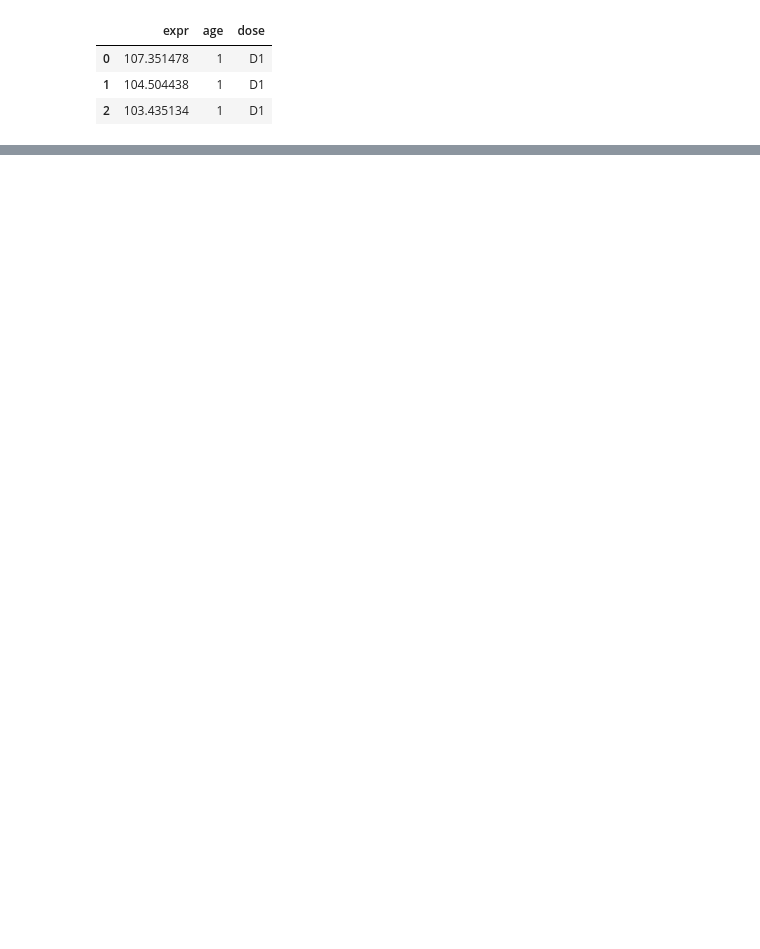
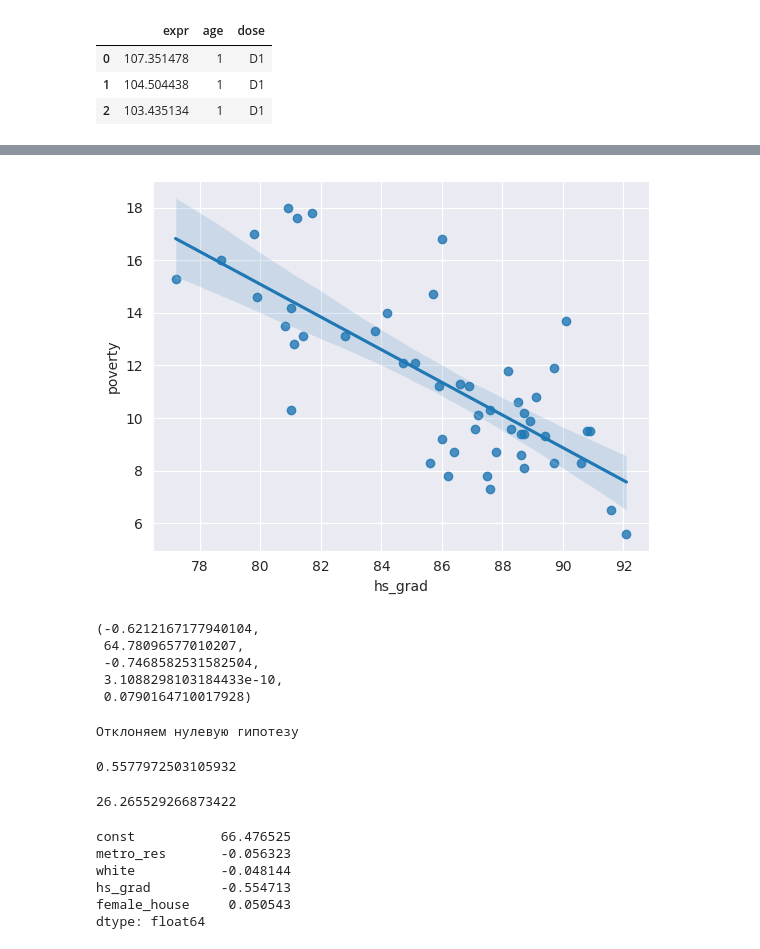
Before and after one commit to ThrallPraudmur/SF-Arsenal, a Jupyter notebook: Статистические тесты/Доверительный интервал и сравнение средних.ipynb, the cells around one changed output, grey strips where cells are left out. Cells and saved outputs as stored; diff of their text form; code cells hidden in the pictures; blank space fills up the shorter version.

```diff
--- a/Статистические тесты/Доверительный интервал и сравнение средних.ipynb
+++ b/Статистические тесты/Доверительный интервал и сравнение средних.ipynb
@@ -235,0 +299,58 @@ plt.show()
+# %%
+# hs_grad: mean = 86.011765, std = 3.725998
+# poverty: mean = 11.349020, std = 3.099185
+
+sns.regplot(data = states_df, x = 'hs_grad', y = 'poverty') #ci = None - откл. довер. интервал
+plt.show()
+# %% [output]
+[figure, added]
+# %%
+from scipy.stats import linregress
+
+slope, intercept, r_value, p_value, se = linregress(x = states_df['hs_grad'], y = states_df['poverty'])
+slope, intercept, r_value, p_value, se #slope =  w1
+# %% [output]
+(-0.6212167177940104,
+ 64.78096577010207,
+ -0.7468582531582504,
+ 3.1088298103184433e-10,
+ 0.0790164710017928)
+# %%
+H0 = 'w1 = 0'
+if p_value < 0.05:
+    print('Отклоняем нулевую гипотезу')
+# %% [output]
+Отклоняем нулевую гипотезу
+# %%
+R_squared = r_value**2
+R_squared
+# %% [output]
+0.5577972503105932
+# %%
+#ПРЕДСКАЗАНИЕ
+w1 = slope
+w0 = intercept
+#x = states_df['hs_grad']
+x = 62
+
+y_pred = w0 + w1*x
+y_pred
+# %% [output]
+26.265529266873422
+# %%
+import statsmodels.api as sm
+
+Y = states_df['poverty']
+X = states_df[['metro_res', 'white', 'hs_grad', 'female_house']]
+X = sm.add_constant(X)
+
+model = sm.OLS(Y, X)
+results = model.fit()
+results.params
+# %% [output]
+const           66.476525
+metro_res       -0.056323
+white           -0.048144
+hs_grad         -0.554713
+female_house     0.050543
+dtype: float64
```
Also changed, not shown: parts of 40 cells of this notebook.
